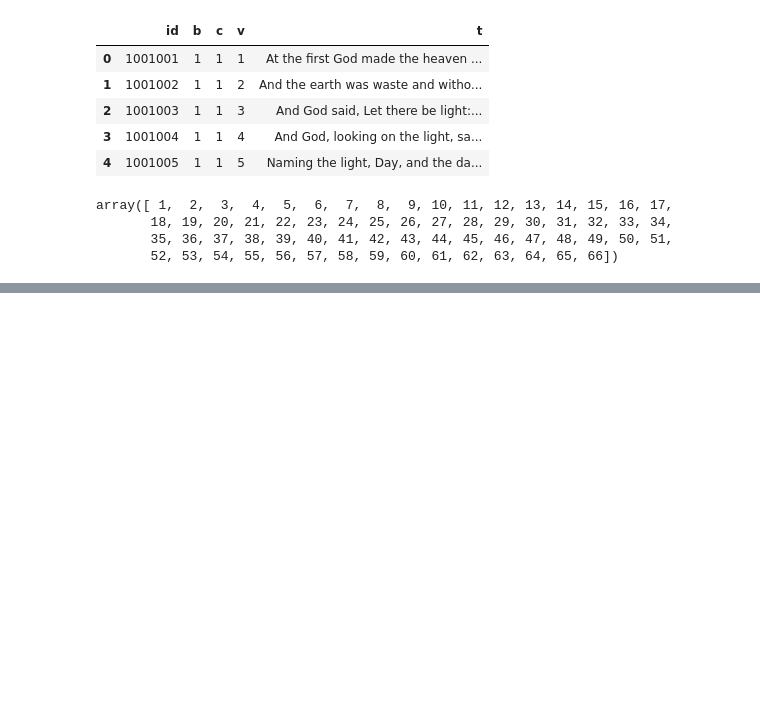
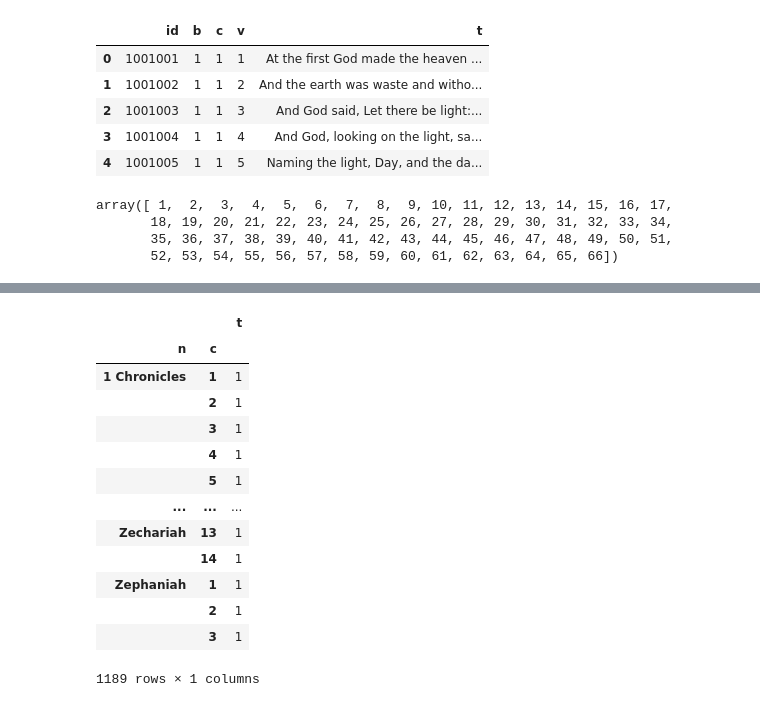
Before and after one commit to DonkeyBrainz/Bible-Summaries, a Jupyter notebook: testing.ipynb, the cells around one changed output, grey strips where cells are left out. Cells and saved outputs as stored; diff of their text form; code cells hidden in the pictures; blank space fills up the shorter version.

```diff
--- a/testing.ipynb
+++ b/testing.ipynb
@@ -28,2 +46,2 @@ bible=bible.merge(key[['b','n']], on='b')
 # %%
-bible_by_chap = bible.groupby(['b','n'])['t'].apply(' '.join).reset_index()
+bible_by_chap = bible.groupby(['b','n','c'])['t'].apply(' '.join).reset_index()
@@ -29,0 +56,21 @@ bible_by_chap = bible.groupby(['b','n'])['t'].apply(' '.join).reset_index()
+# %%
+max_chap = bible_by_chap.groupby(['n']).agg({'c':max}).rename(columns = {'c':'max_chap'}).reset_index()
+# %%
+bible_by_chap=bible_by_chap.merge(max_chap, on = 'n')
+# %%
+bible_by_chap.groupby(['n','c']).agg({'t':len})
+# %% [output]
+|  |  | t |
+| n | c |  |
+| 1 Chronicles | 1 | 1 |
+|  | 2 | 1 |
+|  | 3 | 1 |
+|  | 4 | 1 |
+|  | 5 | 1 |
+| ... | ... | ... |
+| Zechariah | 13 | 1 |
+|  | 14 | 1 |
+| Zephaniah | 1 | 1 |
+|  | 2 | 1 |
+|  | 3 | 1 |
+1189 rows × 1 columns
```
Also changed, not shown: parts of 9 cells of this notebook.
